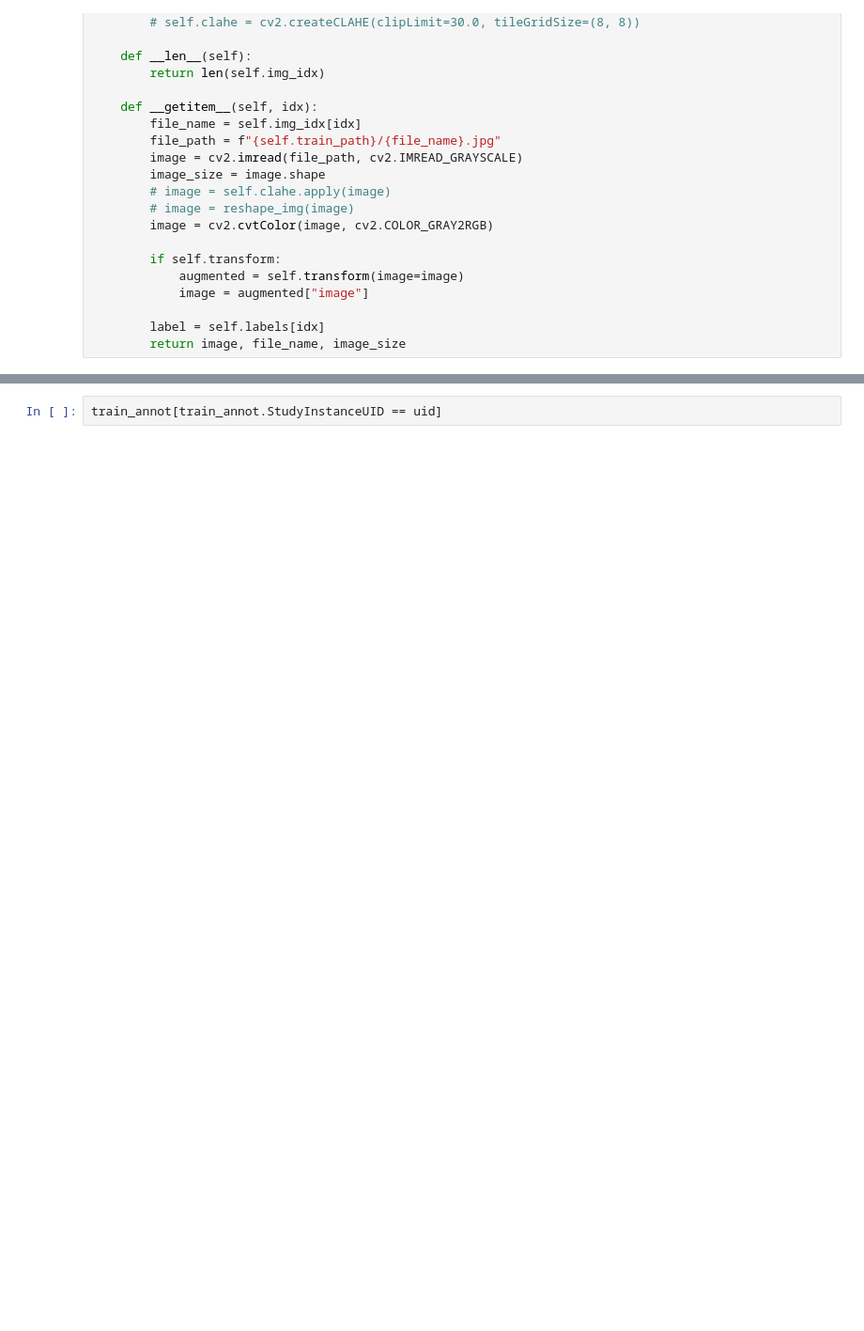
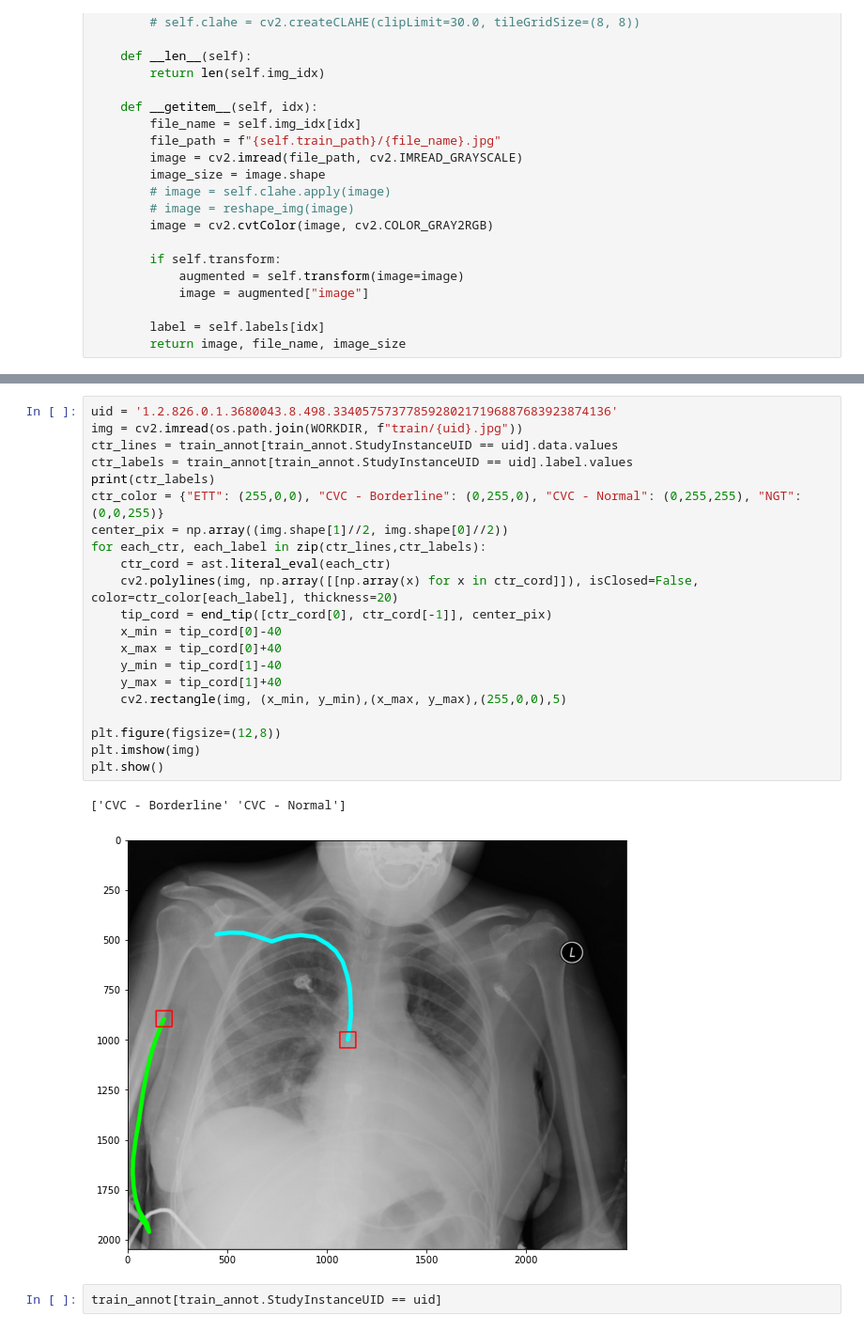
Before and after one commit to jun2tong/ranczr, a Jupyter notebook: ranczr-baseline-train.ipynb, the cells around one changed output, grey strips where cells are left out. Shown at 94% size. Saved outputs shown, nothing was run; the diff lists cells and outputs as text; blank space fills up the shorter version.

```diff
--- a/ranczr-baseline-train.ipynb
+++ b/ranczr-baseline-train.ipynb
@@ -423,3 +452,27 @@ plt.imshow(image.numpy().squeeze(0),"gray")
+# %%
+uid = '1.2.826.0.1.3680043.8.498.33405757377859280217196887683923874136'
+img = cv2.imread(os.path.join(WORKDIR, f"train/{uid}.jpg"))
+ctr_lines = train_annot[train_annot.StudyInstanceUID == uid].data.values
+ctr_labels = train_annot[train_annot.StudyInstanceUID == uid].label.values
+print(ctr_labels)
+ctr_color = {"ETT": (255,0,0), "CVC - Borderline": (0,255,0), "CVC - Normal": (0,255,255), "NGT": (0,0,255)}
+center_pix = np.array((img.shape[1]//2, img.shape[0]//2))
+for each_ctr, each_label in zip(ctr_lines,ctr_labels):
+    ctr_cord = ast.literal_eval(each_ctr)
+    cv2.polylines(img, np.array([[np.array(x) for x in ctr_cord]]), isClosed=False, color=ctr_color[each_label], thickness=20)
+    tip_cord = end_tip([ctr_cord[0], ctr_cord[-1]], center_pix)
+    x_min = tip_cord[0]-40
+    x_max = tip_cord[0]+40
+    y_min = tip_cord[1]-40
+    y_max = tip_cord[1]+40
+    cv2.rectangle(img, (x_min, y_min),(x_max, y_max),(255,0,0),5)
+
+plt.figure(figsize=(12,8))
+plt.imshow(img)
+plt.show()
+# %% [output]
+['CVC - Borderline' 'CVC - Normal']
+[figure, added]
 # %%
 train_annot[train_annot.StudyInstanceUID == uid]
 # %%
```
Also changed, not shown: parts of 14 cells of this notebook, 4 other files.
